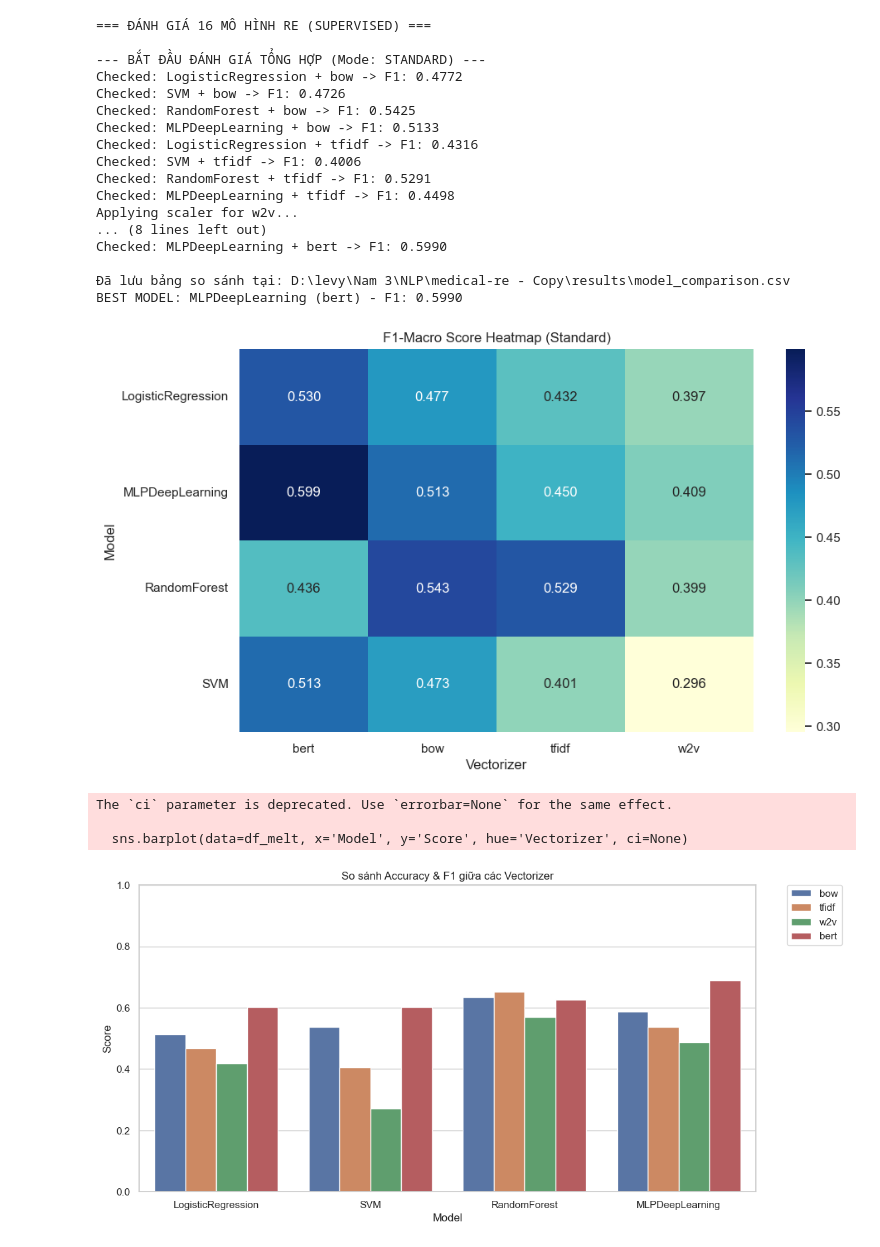
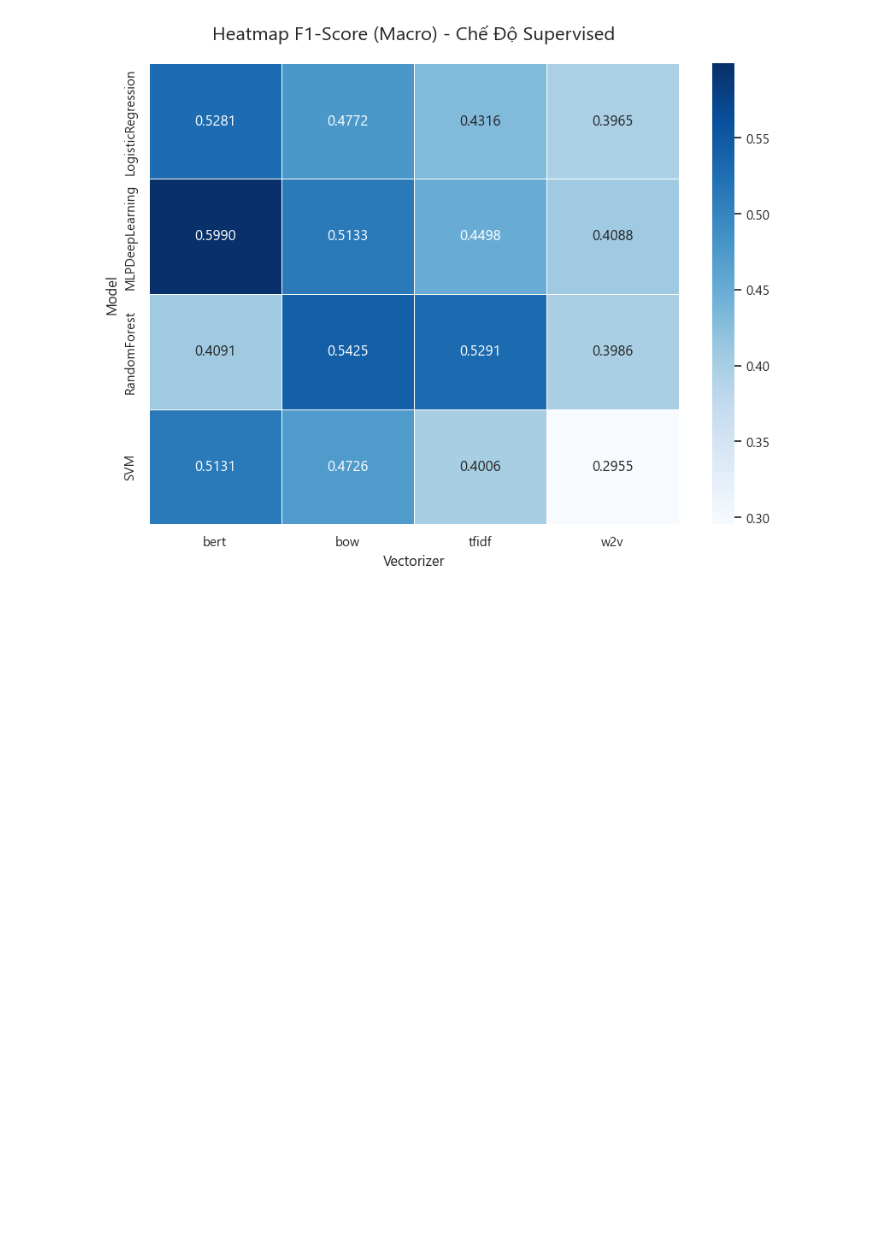
Before and after one commit to Zile228/medical-re, a Jupyter notebook: notebooks/02_experiment.ipynb, the cells around one changed output. Saved outputs shown, nothing was run; the diff lists cells and outputs as text; code cells hidden in the pictures; blank space fills up the shorter version.

```diff
--- a/notebooks/02_experiment.ipynb
+++ b/notebooks/02_experiment.ipynb
@@ -33,49 +31,23 @@ NER_MODEL_PATH = os.path.join(MODEL_DIR, 'ner_spacy_model')
 # %%
-# CELL 2: EVALUATE STANDARD RE MODELS
-print("=== ĐÁNH GIÁ 16 MÔ HÌNH RE (SUPERVISED) ===")
-# 1. Chạy đánh giá
-df_standard, (best_vec, best_model) = evaluate_all_models(use_silver=False)
+# CELL 2: Heatmap kết quả Standard
 
-if not df_standard.empty:
-    # 2. Vẽ Heatmap F1-Score
-    pivot_table = df_standard.pivot(index="Model", columns="Vectorizer", values="F1_Macro")
-    plt.figure(figsize=(10, 6))
-    sns.heatmap(pivot_table, annot=True, cmap="YlGnBu", fmt=".3f")
-    plt.title("F1-Macro Score Heatmap (Standard)")
+standard_csv_path = os.path.join(RESULT_DIR, 'model_comparison.csv')
+
+try:
+    df_std = pd.read_csv(standard_csv_path)
+
+    # Pivot table để tạo ma trận cho heatmap
+    pivot_std = df_std.pivot(index='Model', columns='Vectorizer', values='F1_Macro')
+
+    plt.figure(figsize=(10, 7))
+    sns.heatmap(pivot_std, annot=True, fmt=".4f", cmap="Blues", linewidths=.5)
+    plt.title('Heatmap F1-Score (Macro) - Chế Độ Supervised', fontsize=16, pad=20)
+    plt.xlabel('Vectorizer', fontsize=12)
+    plt.ylabel('Model', fontsize=12)
     plt.show()
 
-    # 3. Vẽ Grouped Bar Chart
-    df_melt = df_standard.melt(id_vars=['Vectorizer', 'Model'], value_vars=['Accuracy', 'F1_Macro'], var_name='Metric', value_name='Score')
-    plt.figure(figsize=(12, 6))
-    sns.barplot(data=df_melt, x='Model', y='Score', hue='Vectorizer', ci=None)
-    plt.title("So sánh Accuracy & F1 giữa các Vectorizer")
-    plt.ylim(0, 1.0)
-    plt.legend(bbox_to_anchor=(1.05, 1), loc=2, borderaxespad=0.)
-    plt.show()
-
-    print(f"Best Standard Model: {best_model} using {best_vec}")
-else:
-    print("Chưa có dữ liệu kết quả (Model chưa train).")
+except FileNotFoundError:
+    print(f"Lỗi: Không tìm thấy file kết quả '{standard_csv_path}'. Vui lòng chạy 'train_re.py' trước.")
+    df_std = pd.DataFrame()
 # %% [output]
-=== ĐÁNH GIÁ 16 MÔ HÌNH RE (SUPERVISED) ===
-
---- BẮT ĐẦU ĐÁNH GIÁ TỔNG HỢP (Mode: STANDARD) ---
-Checked: LogisticRegression + bow -> F1: 0.4772
-Checked: SVM + bow -> F1: 0.4726
-Checked: RandomForest + bow -> F1: 0.5425
-Checked: MLPDeepLearning + bow -> F1: 0.5133
-Checked: LogisticRegression + tfidf -> F1: 0.4316
-Checked: SVM + tfidf -> F1: 0.4006
-Checked: RandomForest + tfidf -> F1: 0.5291
-Checked: MLPDeepLearning + tfidf -> F1: 0.4498
-Applying scaler for w2v...
-... (8 lines left out)
-Checked: MLPDeepLearning + bert -> F1: 0.5990
-
-Đã lưu bảng so sánh tại: D:\levy\Nam 3\NLP\medical-re - Copy\results\model_comparison.csv
-BEST MODEL: MLPDeepLearning (bert) - F1: 0.5990
-[figure, old version]
+[figure, new version]
-The `ci` parameter is deprecated. Use `errorbar=None` for the same effect.
-
-  sns.barplot(data=df_melt, x='Model', y='Score', hue='Vectorizer', ci=None)
-[figure, removed]
```
Also changed, not shown: parts of 9 cells of this notebook, 42 other files.
